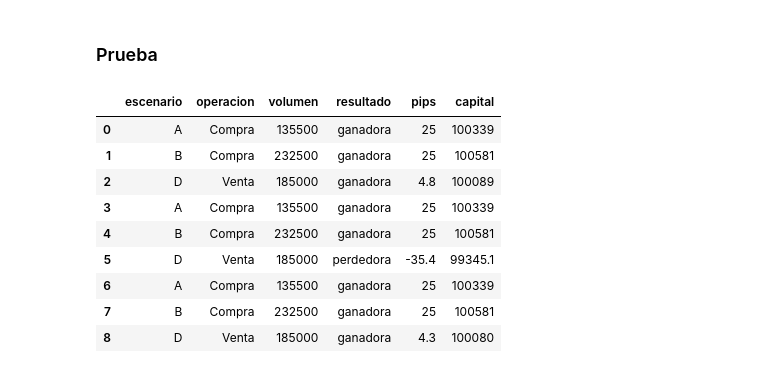
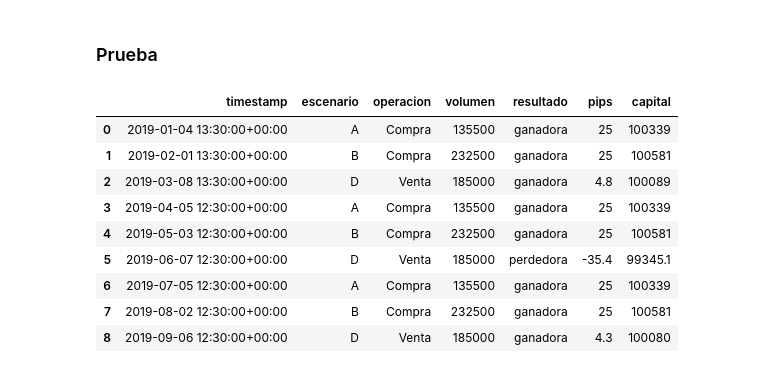
Before and after one commit to jocelynmedel/MyST_ProyectoFinal, a Jupyter notebook: ProyectoFinal-MAJ.ipynb, the cells around one changed output. Cells and saved outputs as stored; diff of their text form; code cells hidden in the pictures.

```diff
--- a/ProyectoFinal-MAJ.ipynb
+++ b/ProyectoFinal-MAJ.ipynb
@@ -392,7 +390,13 @@ Nonfarm= Nonfarm.reset_index(drop=True)
+# %%
+Nonfarm_2 = data.loc[data["Name"] == "Nonfarm Payrolls"].reset_index(drop=True) #Resetear el indice, para encontrar calendario económico
+Nonfarm_2.consensus.fillna(Nonfarm_2.previous, inplace=True) #Formar Dataframe
+Nonfarm_2["timestamp"] = pd.to_datetime(Nonfarm_2["timestamp"])
+Nonfarm_2["timestamp"] = Nonfarm_2["timestamp"].dt.tz_localize('GMT')
+Nonfarm_2= Nonfarm_2.reset_index(drop= True)
 # %%
-Nonfarm_2 = clase(Nonfarm)
-Nonfarmper_2,Nonfarmt_2 = periodos(Nonfarm_2,prices_2)
-Nonfarm_2 = metrica(Nonfarm_2,Nonfarmper_2,Nonfarmt_2)
+Nonfarm_2 = clase(Nonfarm_2)
+Nonfarmper_2,Nonfarmt_2 = periodos(Nonfarm_2 ,prices_2)
+Nonfarm_2 = metrica(Nonfarm_2 ,Nonfarmper_2,Nonfarmt_2)
 # %%
 df_2 = escenarios(Nonfarm_2,Nonfarmper_2,Nonfarmt_2)
 df_escenarios_2= df_2[["timestamp","escenario","direccion","alcista", "bajista", "volatilidad" ]]
@@ -403,16 +407,16 @@ df_decisiones_2= df_dec_2[["escenario", "operacion", "sl", "tp", "volumen"]].dro
 # %%
 df_prueba= calculo(df_dec_2,Nonfarmper_2)
 # %%
-df_prueba= df_prueba[["escenario", "operacion","volumen", "resultado", "pips", "capital"]]
+df_prueba= df_prueba[["timestamp","escenario", "operacion","volumen", "resultado", "pips", "capital"]]
 df_prueba
 # %% [output]
-|  | escenario | operacion | volumen | resultado | pips | capital |
-| 0 | A | Compra | 135500 | ganadora | 25 | 100339 |
-| 1 | B | Compra | 232500 | ganadora | 25 | 100581 |
-| 2 | D | Venta | 185000 | ganadora | 4.8 | 100089 |
-| 3 | A | Compra | 135500 | ganadora | 25 | 100339 |
-| 4 | B | Compra | 232500 | ganadora | 25 | 100581 |
-| 5 | D | Venta | 185000 | perdedora | -35.4 | 99345.1 |
-| 6 | A | Compra | 135500 | ganadora | 25 | 100339 |
-| 7 | B | Compra | 232500 | ganadora | 25 | 100581 |
-| 8 | D | Venta | 185000 | ganadora | 4.3 | 100080 |
+|  | timestamp | escenario | operacion | volumen | resultado | pips | capital |
+| 0 | 2019-01-04 13:30:00+00:00 | A | Compra | 135500 | ganadora | 25 | 100339 |
+| 1 | 2019-02-01 13:30:00+00:00 | B | Compra | 232500 | ganadora | 25 | 100581 |
+| 2 | 2019-03-08 13:30:00+00:00 | D | Venta | 185000 | ganadora | 4.8 | 100089 |
+| 3 | 2019-04-05 12:30:00+00:00 | A | Compra | 135500 | ganadora | 25 | 100339 |
+| 4 | 2019-05-03 12:30:00+00:00 | B | Compra | 232500 | ganadora | 25 | 100581 |
+| 5 | 2019-06-07 12:30:00+00:00 | D | Venta | 185000 | perdedora | -35.4 | 99345.1 |
+| 6 | 2019-07-05 12:30:00+00:00 | A | Compra | 135500 | ganadora | 25 | 100339 |
+| 7 | 2019-08-02 12:30:00+00:00 | B | Compra | 232500 | ganadora | 25 | 100581 |
+| 8 | 2019-09-06 12:30:00+00:00 | D | Venta | 185000 | ganadora | 4.3 | 100080 |
```
Also changed, not shown: parts of 2 cells of this notebook.
